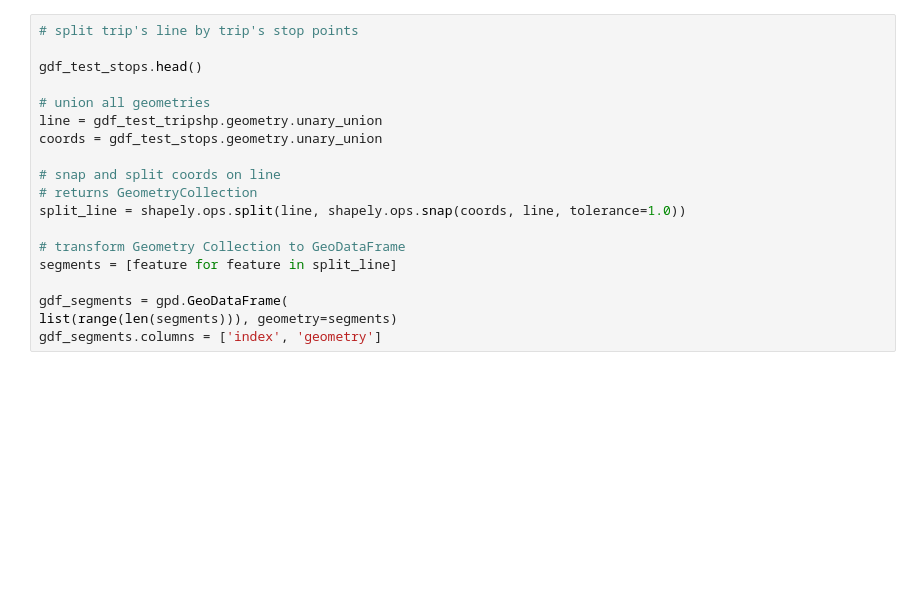
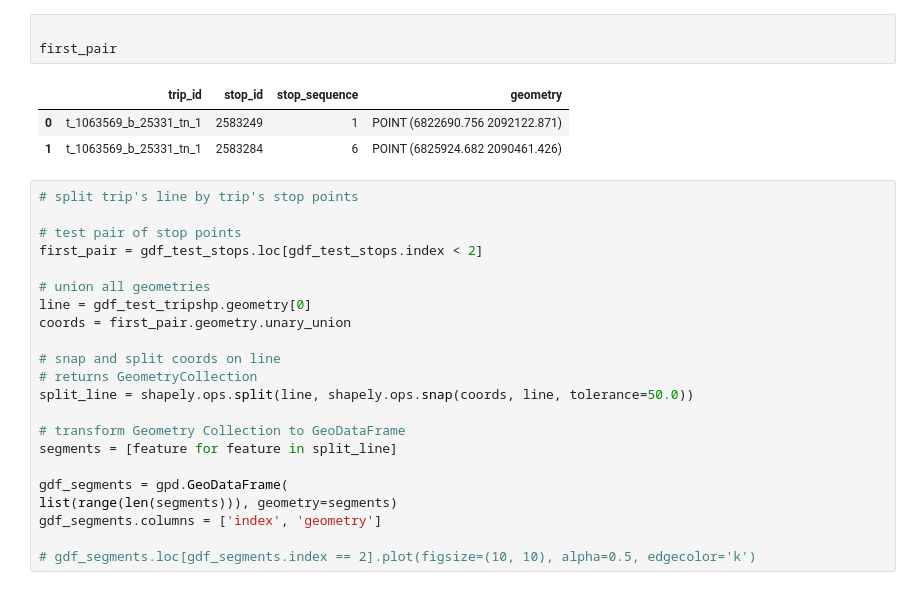
Before and after one commit to SACOG/GTFS-tools, a Jupyter notebook: gtfs-link-speeds/testing-linkspeed-fxns.ipynb, the cells around one changed output. Drawn from its saved outputs; the diff is of its cells as text; blank space fills up the shorter version.

```diff
--- a/gtfs-link-speeds/testing-linkspeed-fxns.ipynb
+++ b/gtfs-link-speeds/testing-linkspeed-fxns.ipynb
@@ -29,15 +56,23 @@ gdf_test_stops = gpd.GeoDataFrame(gdf_test_stops, geometry='geometry') # need th
+# %%
+
+first_pair
+# %% [output]
+|  | trip_id | stop_id | stop_sequence | geometry |
+| 0 | t_1063569_b_25331_tn_1 | 2583249 | 1 | POINT (6822690.756 2092122.871) |
+| 1 | t_1063569_b_25331_tn_1 | 2583284 | 6 | POINT (6825924.682 2090461.426) |
 # %%
 # split trip's line by trip's stop points
 
-gdf_test_stops.head()
+# test pair of stop points
+first_pair = gdf_test_stops.loc[gdf_test_stops.index < 2]
 
 # union all geometries
-line = gdf_test_tripshp.geometry.unary_union
-coords = gdf_test_stops.geometry.unary_union
+line = gdf_test_tripshp.geometry[0]
+coords = first_pair.geometry.unary_union
 
 # snap and split coords on line
 # returns GeometryCollection
-split_line = shapely.ops.split(line, shapely.ops.snap(coords, line, tolerance=1.0))
+split_line = shapely.ops.split(line, shapely.ops.snap(coords, line, tolerance=50.0))
 
 # transform Geometry Collection to GeoDataFrame
 segments = [feature for feature in split_line]
@@ -45,3 +80,5 @@ segments = [feature for feature in split_line]
 gdf_segments = gpd.GeoDataFrame(
 list(range(len(segments))), geometry=segments)
 gdf_segments.columns = ['index', 'geometry']
+
+# gdf_segments.loc[gdf_segments.index == 2].plot(figsize=(10, 10), alpha=0.5, edgecolor='k')
```
Also changed, not shown: parts of 8 cells of this notebook.
